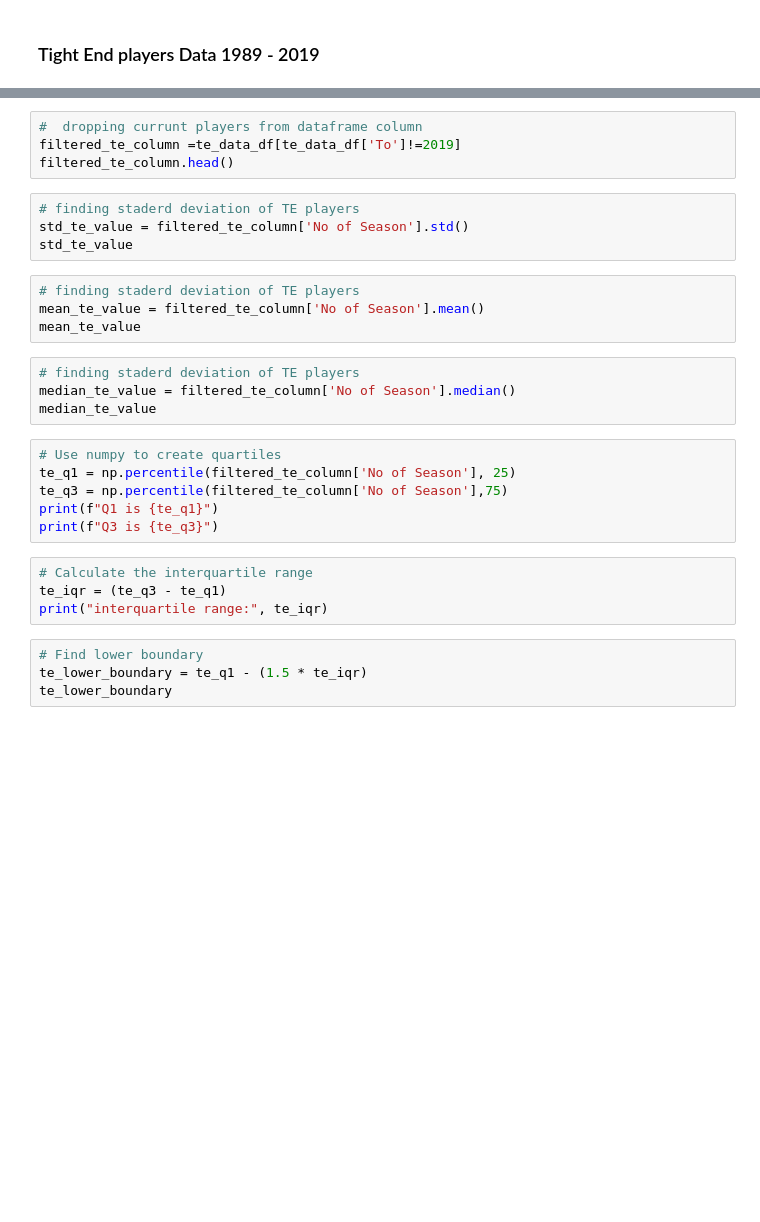
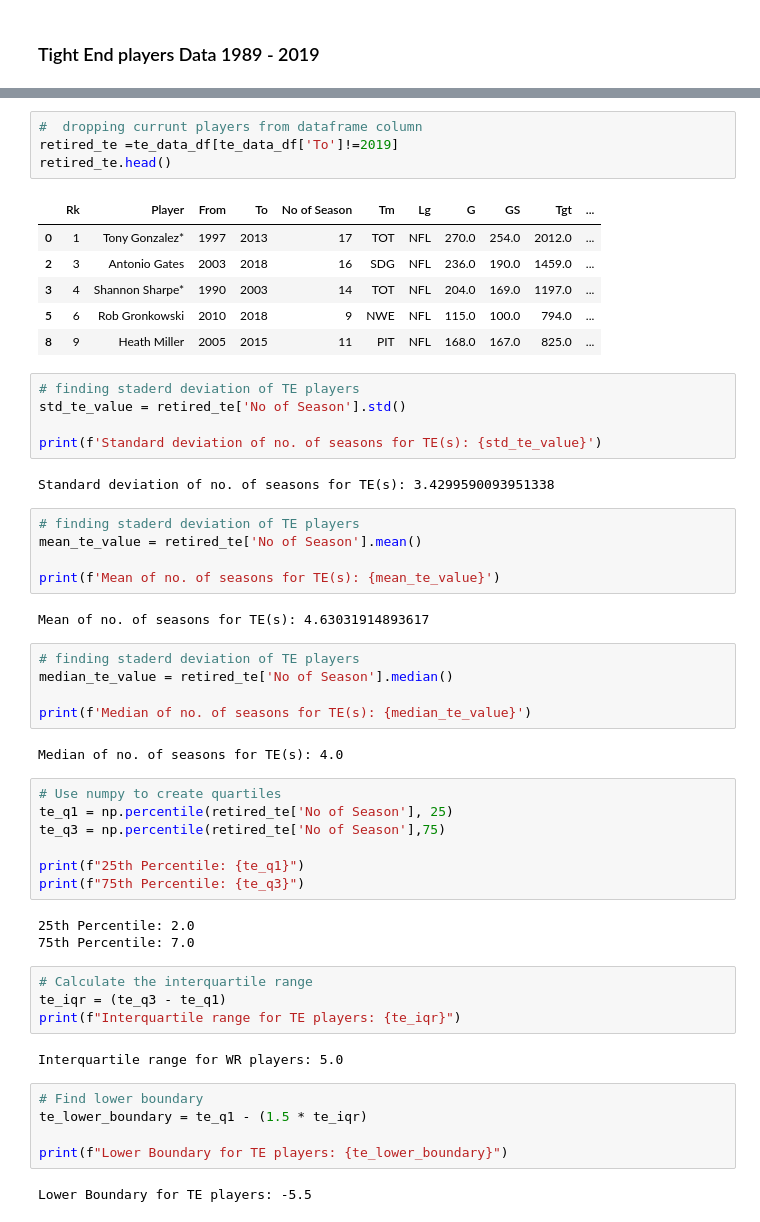
Before and after one commit to ankitapatel9/NFL-project, a Jupyter notebook: nfl-player-data.ipynb, the cells around one changed output, grey strips where cells are left out. Drawn from its saved outputs; the diff is of its cells as text; blank space fills up the shorter version.

```diff
--- a/nfl-player-data.ipynb
+++ b/nfl-player-data.ipynb
@@ -435,33 +439,58 @@ te_data_df.head()
 # %%
 #  dropping currunt players from dataframe column
-filtered_te_column =te_data_df[te_data_df['To']!=2019]
-filtered_te_column.head()
+retired_te =te_data_df[te_data_df['To']!=2019]
+retired_te.head()
+# %% [output]
+|  | Rk | Player | From | To | No of Season | Tm | Lg | G | GS | Tgt | ... |
+| 0 | 1 | Tony Gonzalez* | 1997 | 2013 | 17 | TOT | NFL | 270.0 | 254.0 | 2012.0 | ... |
+| 2 | 3 | Antonio Gates | 2003 | 2018 | 16 | SDG | NFL | 236.0 | 190.0 | 1459.0 | ... |
+| 3 | 4 | Shannon Sharpe* | 1990 | 2003 | 14 | TOT | NFL | 204.0 | 169.0 | 1197.0 | ... |
+| 5 | 6 | Rob Gronkowski | 2010 | 2018 | 9 | NWE | NFL | 115.0 | 100.0 | 794.0 | ... |
+| 8 | 9 | Heath Miller | 2005 | 2015 | 11 | PIT | NFL | 168.0 | 167.0 | 825.0 | ... |
 # %%
 # finding staderd deviation of TE players
-std_te_value = filtered_te_column['No of Season'].std()
-std_te_value
+std_te_value = retired_te['No of Season'].std()
+
+print(f'Standard deviation of no. of seasons for TE(s): {std_te_value}')
+# %% [output]
+Standard deviation of no. of seasons for TE(s): 3.4299590093951338
 # %%
 # finding staderd deviation of TE players
-mean_te_value = filtered_te_column['No of Season'].mean()
-mean_te_value
+mean_te_value = retired_te['No of Season'].mean()
+
+print(f'Mean of no. of seasons for TE(s): {mean_te_value}')
+# %% [output]
+Mean of no. of seasons for TE(s): 4.63031914893617
 # %%
 # finding staderd deviation of TE players
-median_te_value = filtered_te_column['No of Season'].median()
-median_te_value
+median_te_value = retired_te['No of Season'].median()
+
+print(f'Median of no. of seasons for TE(s): {median_te_value}')
+# %% [output]
+Median of no. of seasons for TE(s): 4.0
 # %%
 # Use numpy to create quartiles
-te_q1 = np.percentile(filtered_te_column['No of Season'], 25)
-te_q3 = np.percentile(filtered_te_column['No of Season'],75)
-print(f"Q1 is {te_q1}")
-print(f"Q3 is {te_q3}")
+te_q1 = np.percentile(retired_te['No of Season'], 25)
+te_q3 = np.percentile(retired_te['No of Season'],75)
+
+print(f"25th Percentile: {te_q1}")
+print(f"75th Percentile: {te_q3}")
+# %% [output]
+25th Percentile: 2.0
+75th Percentile: 7.0
 # %%
 # Calculate the interquartile range
 te_iqr = (te_q3 - te_q1)
-print("interquartile range:", te_iqr)
+print(f"Interquartile range for TE players: {te_iqr}")
+# %% [output]
+Interquartile range for WR players: 5.0
 # %%
 # Find lower boundary
 te_lower_boundary = te_q1 - (1.5 * te_iqr)
-te_lower_boundary
+
+print(f"Lower Boundary for TE players: {te_lower_boundary}")
+# %% [output]
+Lower Boundary for TE players: -5.5
 # %%
 # Find upper boundary
 te_upper_boundary = te_q3 + (1.5 * te_iqr)
```
Also changed, not shown: parts of 11 cells of this notebook.
